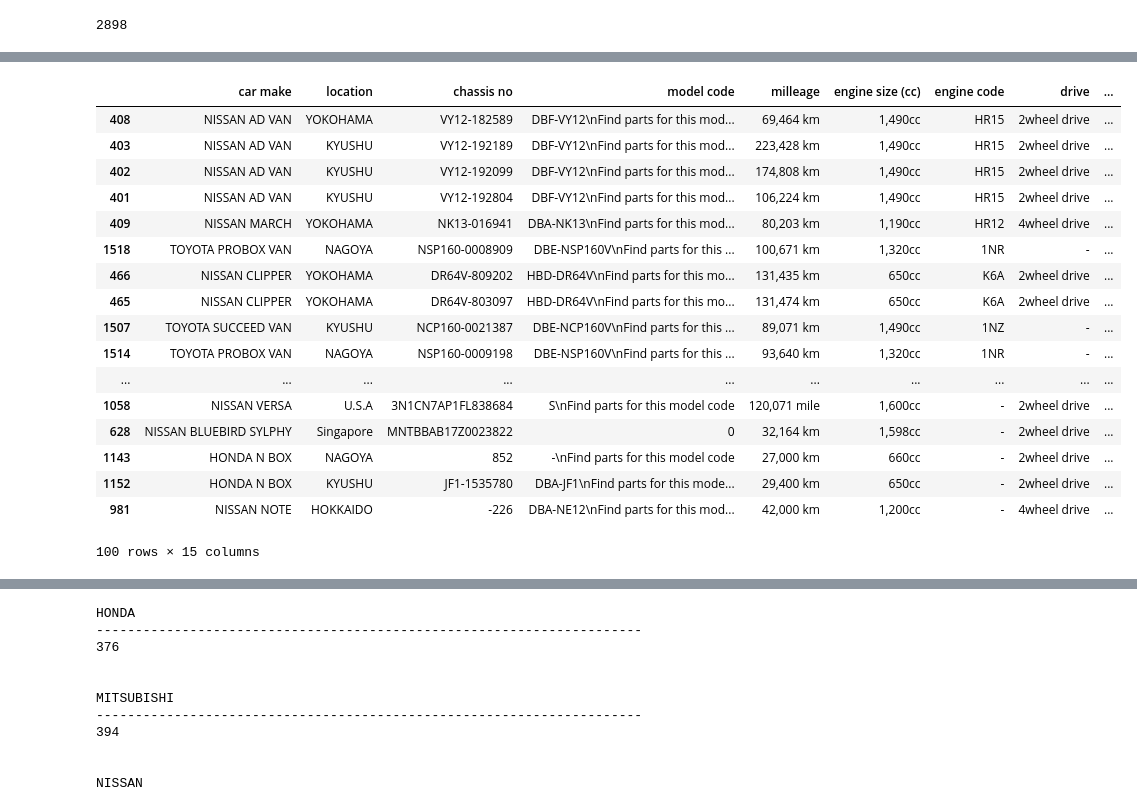
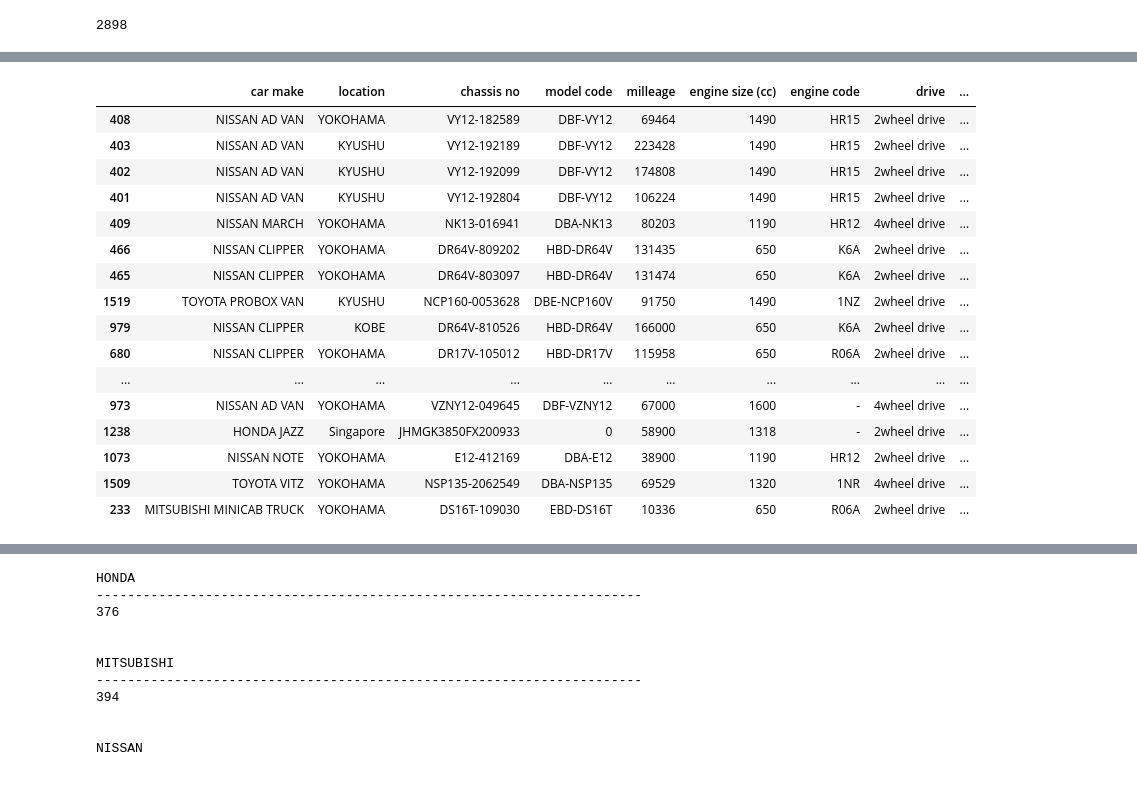
Before and after one commit to florencemayo/scrapy, a Jupyter notebook: web_scraping.ipynb, the cells around one changed output, grey strips where cells are left out. Drawn from its saved outputs; the diff is of its cells as text; code cells hidden in the pictures.

```diff
--- a/web_scraping.ipynb
+++ b/web_scraping.ipynb
@@ -200,24 +180,23 @@ array([' NISSAN AD VAN', ' NISSAN MARCH', ' TOYOTA PROBOX VAN',
 # %%
-df_clean.head(100)
+df_clean.head(20)
 # %% [output]
 |  | car make | location | chassis no | model code | milleage | engine size (cc) | engine code | drive | ... |
-| 408 | NISSAN AD VAN | YOKOHAMA | VY12-182589 | DBF-VY12\nFind parts for this mod... | 69,464 km | 1,490cc | HR15 | 2wheel drive | ... |
-| 403 | NISSAN AD VAN | KYUSHU | VY12-192189 | DBF-VY12\nFind parts for this mod... | 223,428 km | 1,490cc | HR15 | 2wheel drive | ... |
-| 402 | NISSAN AD VAN | KYUSHU | VY12-192099 | DBF-VY12\nFind parts for this mod... | 174,808 km | 1,490cc | HR15 | 2wheel drive | ... |
-| 401 | NISSAN AD VAN | KYUSHU | VY12-192804 | DBF-VY12\nFind parts for this mod... | 106,224 km | 1,490cc | HR15 | 2wheel drive | ... |
-| 409 | NISSAN MARCH | YOKOHAMA | NK13-016941 | DBA-NK13\nFind parts for this mod... | 80,203 km | 1,190cc | HR12 | 4wheel drive | ... |
-| 1518 | TOYOTA PROBOX VAN | NAGOYA | NSP160-0008909 | DBE-NSP160V\nFind parts for this ... | 100,671 km | 1,320cc | 1NR | - | ... |
-| 466 | NISSAN CLIPPER | YOKOHAMA | DR64V-809202 | HBD-DR64V\nFind parts for this mo... | 131,435 km | 650cc | K6A | 2wheel drive | ... |
-| 465 | NISSAN CLIPPER | YOKOHAMA | DR64V-803097 | HBD-DR64V\nFind parts for this mo... | 131,474 km | 650cc | K6A | 2wheel drive | ... |
-| 1507 | TOYOTA SUCCEED VAN | KYUSHU | NCP160-0021387 | DBE-NCP160V\nFind parts for this ... | 89,071 km | 1,490cc | 1NZ | - | ... |
-| 1514 | TOYOTA PROBOX VAN | NAGOYA | NSP160-0009198 | DBE-NSP160V\nFind parts for this ... | 93,640 km | 1,320cc | 1NR | - | ... |
+| 408 | NISSAN AD VAN | YOKOHAMA | VY12-182589 | DBF-VY12 | 69464 | 1490 | HR15 | 2wheel drive | ... |
+| 403 | NISSAN AD VAN | KYUSHU | VY12-192189 | DBF-VY12 | 223428 | 1490 | HR15 | 2wheel drive | ... |
+| 402 | NISSAN AD VAN | KYUSHU | VY12-192099 | DBF-VY12 | 174808 | 1490 | HR15 | 2wheel drive | ... |
+| 401 | NISSAN AD VAN | KYUSHU | VY12-192804 | DBF-VY12 | 106224 | 1490 | HR15 | 2wheel drive | ... |
+| 409 | NISSAN MARCH | YOKOHAMA | NK13-016941 | DBA-NK13 | 80203 | 1190 | HR12 | 4wheel drive | ... |
+| 466 | NISSAN CLIPPER | YOKOHAMA | DR64V-809202 | HBD-DR64V | 131435 | 650 | K6A | 2wheel drive | ... |
+| 465 | NISSAN CLIPPER | YOKOHAMA | DR64V-803097 | HBD-DR64V | 131474 | 650 | K6A | 2wheel drive | ... |
+| 1519 | TOYOTA PROBOX VAN | KYUSHU | NCP160-0053628 | DBE-NCP160V | 91750 | 1490 | 1NZ | 2wheel drive | ... |
+| 979 | NISSAN CLIPPER | KOBE | DR64V-810526 | HBD-DR64V | 166000 | 650 | K6A | 2wheel drive | ... |
+| 680 | NISSAN CLIPPER | YOKOHAMA | DR17V-105012 | HBD-DR17V | 115958 | 650 | R06A | 2wheel drive | ... |
 | ... | ... | ... | ... | ... | ... | ... | ... | ... | ... |
-| 1058 | NISSAN VERSA | U.S.A | 3N1CN7AP1FL838684 | S\nFind parts for this model code | 120,071 mile | 1,600cc | - | 2wheel drive | ... |
-| 628 | NISSAN BLUEBIRD SYLPHY | Singapore | MNTBBAB17Z0023822 | 0 | 32,164 km | 1,598cc | - | 2wheel drive | ... |
-| 1143 | HONDA N BOX | NAGOYA | 852 | -\nFind parts for this model code | 27,000 km | 660cc | - | 2wheel drive | ... |
-| 1152 | HONDA N BOX | KYUSHU | JF1-1535780 | DBA-JF1\nFind parts for this mode... | 29,400 km | 650cc | - | 2wheel drive | ... |
-| 981 | NISSAN NOTE | HOKKAIDO | -226 | DBA-NE12\nFind parts for this mod... | 42,000 km | 1,200cc | - | 4wheel drive | ... |
+| 973 | NISSAN AD VAN | YOKOHAMA | VZNY12-049645 | DBF-VZNY12 | 67000 | 1600 | - | 4wheel drive | ... |
+| 1238 | HONDA JAZZ | Singapore | JHMGK3850FX200933 | 0 | 58900 | 1318 | - | 2wheel drive | ... |
+| 1073 | NISSAN NOTE | YOKOHAMA | E12-412169 | DBA-E12 | 38900 | 1190 | HR12 | 2wheel drive | ... |
+| 1509 | TOYOTA VITZ | YOKOHAMA | NSP135-2062549 | DBA-NSP135 | 69529 | 1320 | 1NR | 4wheel drive | ... |
+| 233 | MITSUBISHI MINICAB TRUCK | YOKOHAMA | DS16T-109030 | EBD-DS16T | 10336 | 650 | R06A | 2wheel drive | ... |
-100 rows × 15 columns
 # %%
 # clean columns values
 df_clean[['registration year/month']] = df_clean[['registration year/month']].applymap(cleanYear)
```
Also changed, not shown: parts of 62 cells of this notebook, 1 other file.
